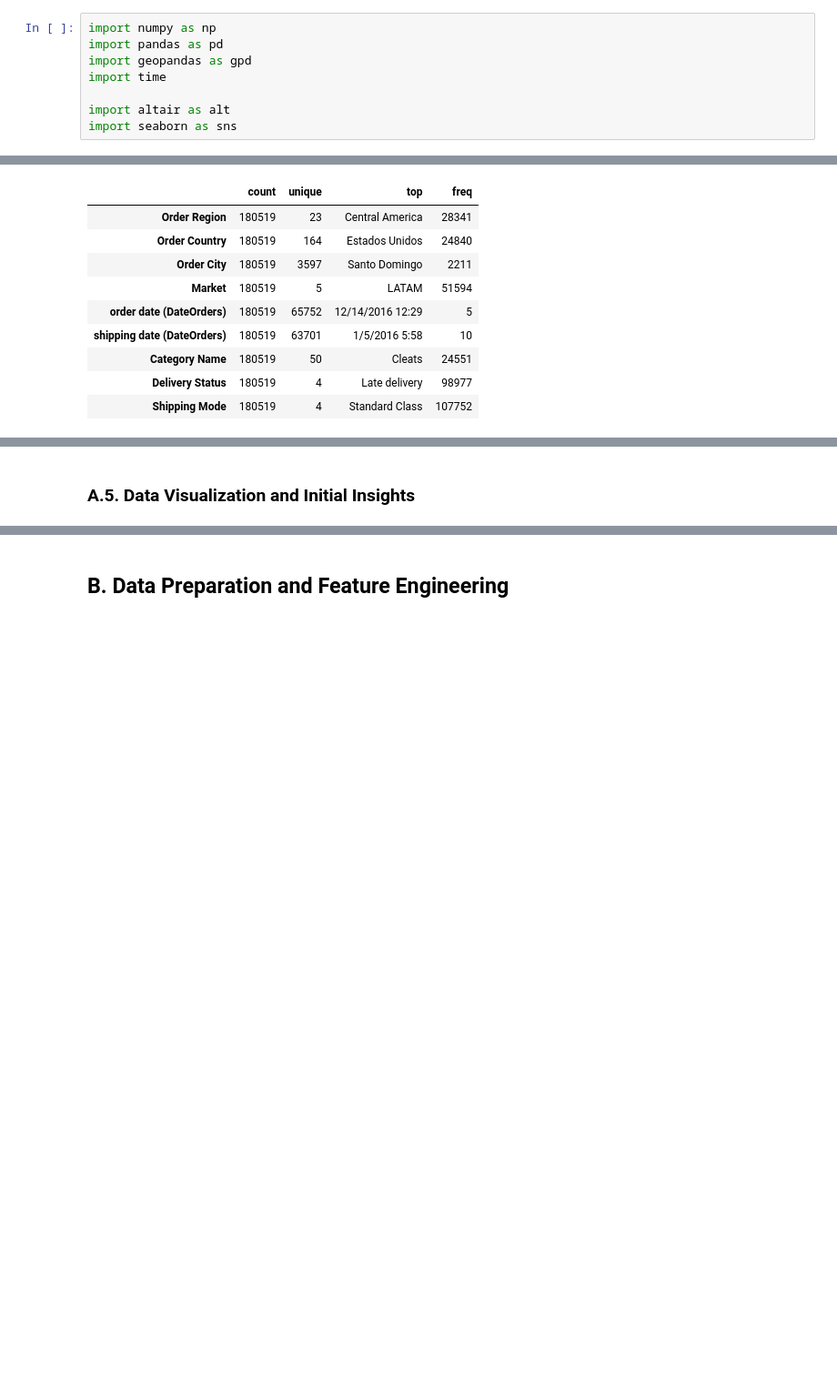
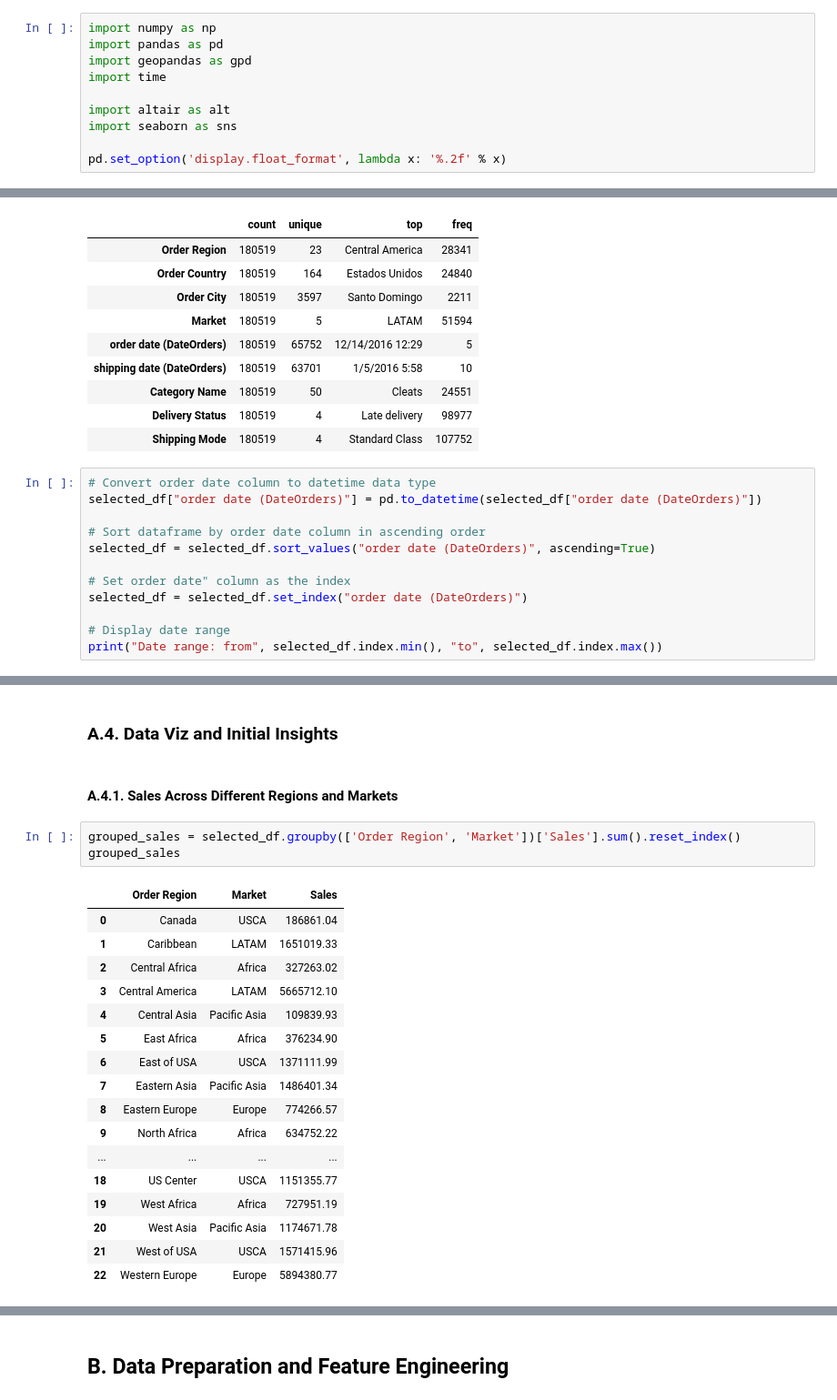
Before and after one commit to datawithalvin/pacmann-business-analytics, a Jupyter notebook: notebooks/data-exploration.ipynb, the cells around one changed output, grey strips where cells are left out. Shown: that part at 91% size. Drawn from its saved outputs; the diff is of its cells as text; blank space fills up the shorter version.

```diff
--- a/notebooks/data-exploration.ipynb
+++ b/notebooks/data-exploration.ipynb
@@ -12,6 +12,8 @@ import time
 
 import altair as alt
 import seaborn as sns
+
+pd.set_option('display.float_format', lambda x: '%.2f' % x)
 # %%
 # Set location of the dataset
 filepath = "../datasets/DataCoSupplyChainDataset.csv"
@@ -216,3 +218,15 @@ selected_df.describe(exclude=[np.number]).T
 | Category Name | 180519 | 50 | Cleats | 24551 |
 | Delivery Status | 180519 | 4 | Late delivery | 98977 |
 | Shipping Mode | 180519 | 4 | Standard Class | 107752 |
+# %%
+# Convert order date column to datetime data type
+selected_df["order date (DateOrders)"] = pd.to_datetime(selected_df["order date (DateOrders)"])
+
+# Sort dataframe by order date column in ascending order
+selected_df = selected_df.sort_values("order date (DateOrders)", ascending=True)
+
+# Set order date" column as the index
+selected_df = selected_df.set_index("order date (DateOrders)")
+
+# Display date range
+print("Date range: from", selected_df.index.min(), "to", selected_df.index.max())
@@ -230,2 +251,25 @@ Overall, this summary gives us an initial understanding of the dataframe, showin
 # %% [markdown]
-### A.5. Data Visualization and Initial Insights
+### A.4. Data Viz and Initial Insights
+# %% [markdown]
+#### A.4.1. Sales Across Different Regions and Markets
+# %%
+grouped_sales = selected_df.groupby(['Order Region', 'Market'])['Sales'].sum().reset_index()
+grouped_sales
+# %% [output]
+|  | Order Region | Market | Sales |
+| 0 | Canada | USCA | 186861.04 |
+| 1 | Caribbean | LATAM | 1651019.33 |
+| 2 | Central Africa | Africa | 327263.02 |
+| 3 | Central America | LATAM | 5665712.10 |
+| 4 | Central Asia | Pacific Asia | 109839.93 |
+| 5 | East Africa | Africa | 376234.90 |
+| 6 | East of USA | USCA | 1371111.99 |
+| 7 | Eastern Asia | Pacific Asia | 1486401.34 |
+| 8 | Eastern Europe | Europe | 774266.57 |
+| 9 | North Africa | Africa | 634752.22 |
+| ... | ... | ... | ... |
+| 18 | US Center | USCA | 1151355.77 |
+| 19 | West Africa | Africa | 727951.19 |
+| 20 | West Asia | Pacific Asia | 1174671.78 |
+| 21 | West of USA | USCA | 1571415.96 |
+| 22 | Western Europe | Europe | 5894380.77 |
```
Also changed, not shown: parts of 16 cells of this notebook.
